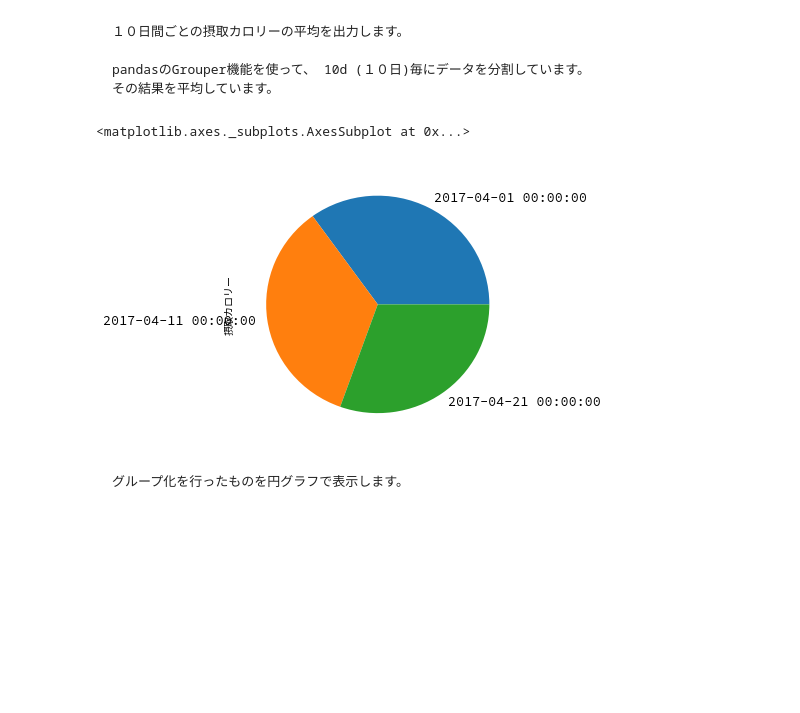
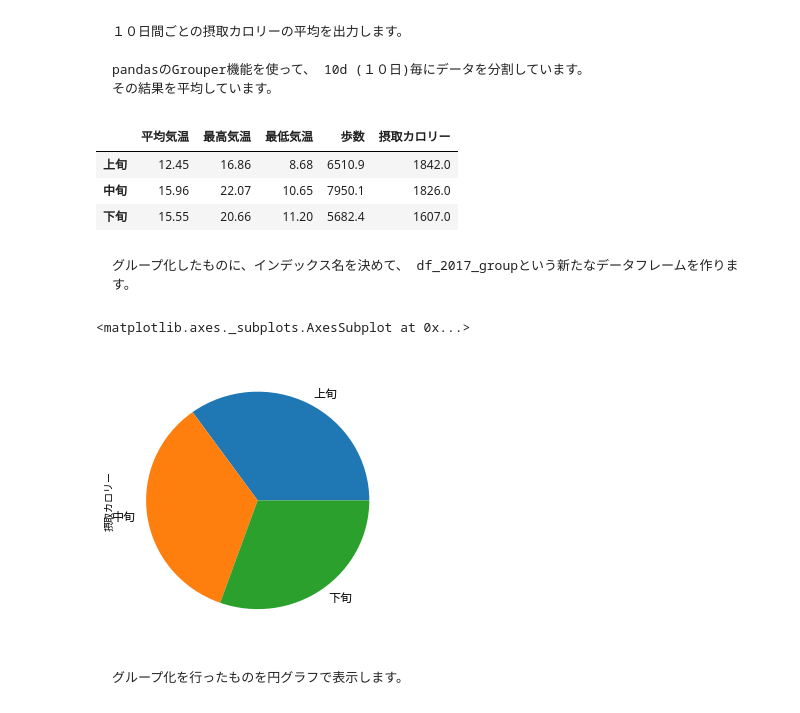
Before and after one commit to terapyon/leaning-pandas, a Jupyter notebook: matplotlib本番用.ipynb, the cells around one changed output. Drawn from its saved outputs; the diff is of its cells as text; code cells hidden in the pictures; blank space fills up the shorter version.

````diff
--- a/matplotlib本番用.ipynb
+++ b/matplotlib本番用.ipynb
@@ -451,11 +519,24 @@ Freq: 10D, Name: 摂取カロリー, dtype: float64
 pandasのGrouper機能を使って、 10d (１０日)毎にデータを分割しています。
 その結果を平均しています。
 ```
+# %%
+df_2017_group = df_2017.groupby(pd.Grouper(freq="10d")).mean()
+df_2017_group.index= ['上旬', '中旬', '下旬']
+df_2017_group
+# %% [output]
+|  | 平均気温 | 最高気温 | 最低気温 | 歩数 | 摂取カロリー |
+| 上旬 | 12.45 | 16.86 | 8.68 | 6510.9 | 1842.0 |
+| 中旬 | 15.96 | 22.07 | 10.65 | 7950.1 | 1826.0 |
+| 下旬 | 15.55 | 20.66 | 11.20 | 5682.4 | 1607.0 |
+# %% [markdown]
+```
+グループ化したものに、インデックス名を決めて、 df_2017_groupという新たなデータフレームを作ります。
+```
 # %%
-df_2017.groupby(pd.Grouper(freq="10d"))['摂取カロリー'].mean().plot.pie(figsize=(5, 5))
+df_2017_group['摂取カロリー'].plot.pie(figsize=(5, 5))
 # %% [output]
 <matplotlib.axes._subplots.AxesSubplot at 0x...>
-[figure, old version]
+[figure, new version]
 # %% [markdown]
 ```
 グループ化を行ったものを円グラフで表示します。
````
Also changed, not shown: parts of 13 cells of this notebook.
